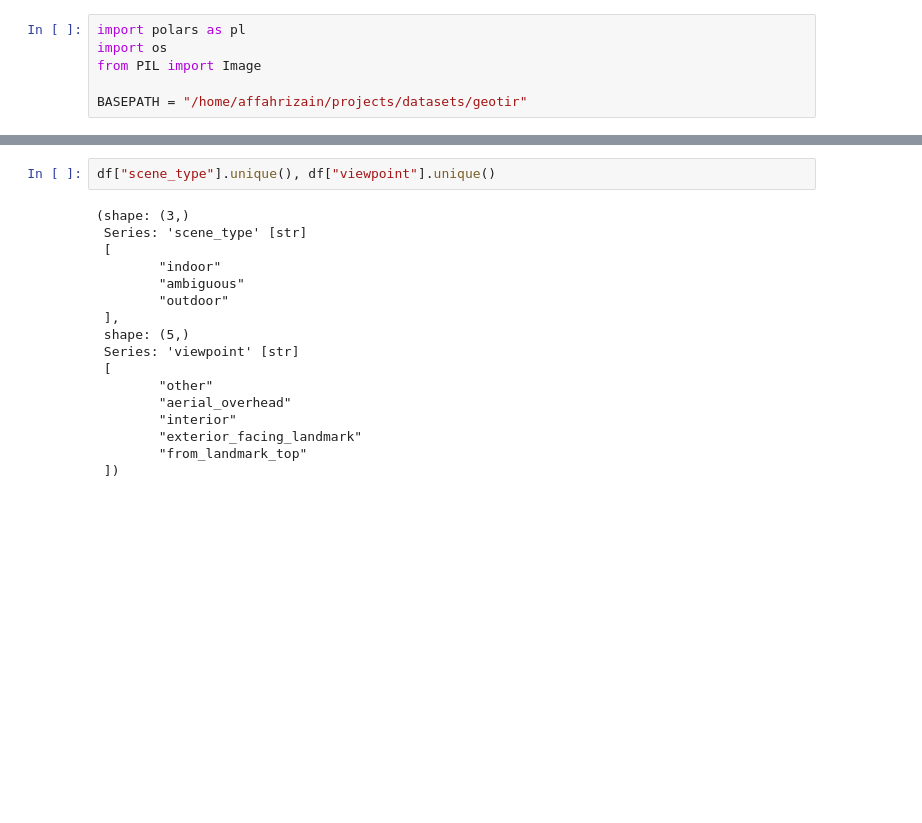
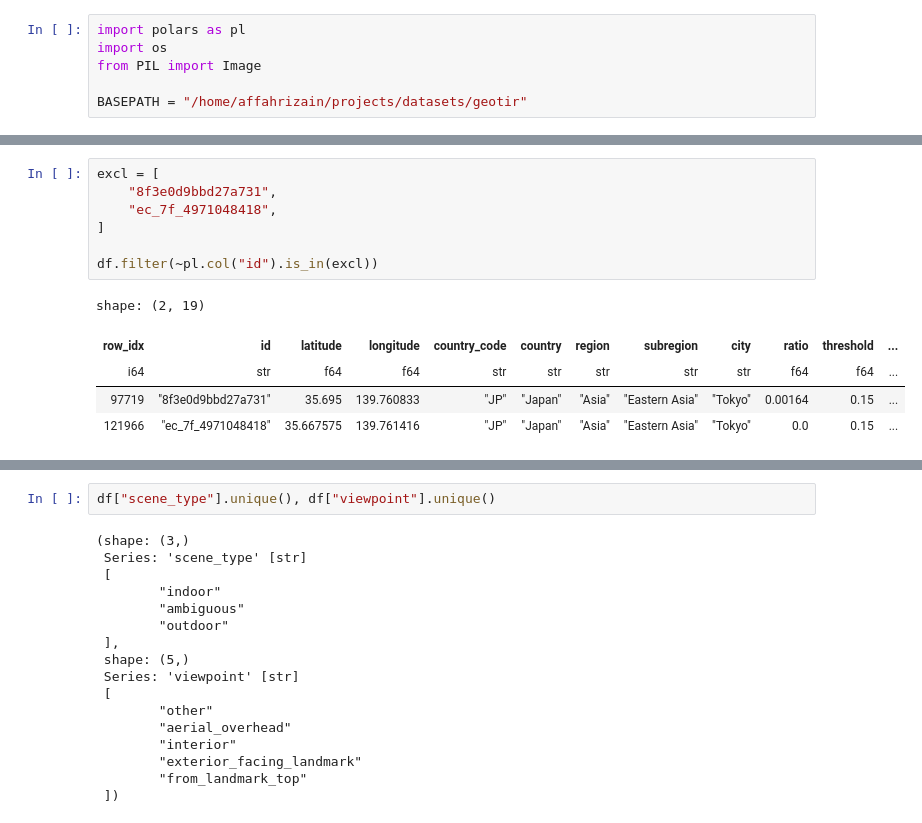
Before and after one commit to fhrzn/multi-pov-ir, a Jupyter notebook: notebook/resnet-viewpoint.ipynb, the cells around one changed output, grey strips where cells are left out. Cells and saved outputs as stored; diff of their text form; blank space fills up the shorter version.

```diff
--- a/notebook/resnet-viewpoint.ipynb
+++ b/notebook/resnet-viewpoint.ipynb
@@ -18,0 +19,13 @@ shape: (5, 29)
+# %%
+excl = [
+    "8f3e0d9bbd27a731",
+    "ec_7f_4971048418",
+]
+
+df.filter(~pl.col("id").is_in(excl))
+# %% [output]
+shape: (2, 19)
+| row_idx | id | latitude | longitude | country_code | country | region | subregion | city | ratio | threshold | ... |
+| i64 | str | f64 | f64 | str | str | str | str | str | f64 | f64 | ... |
+| 97719 | "8f3e0d9bbd27a731" | 35.695 | 139.760833 | "JP" | "Japan" | "Asia" | "Eastern Asia" | "Tokyo" | 0.00164 | 0.15 | ... |
+| 121966 | "ec_7f_4971048418" | 35.667575 | 139.761416 | "JP" | "Japan" | "Asia" | "Eastern Asia" | "Tokyo" | 0.0 | 0.15 | ... |
```
Also changed, not shown: parts of 13 cells of this notebook, 1 other file.
